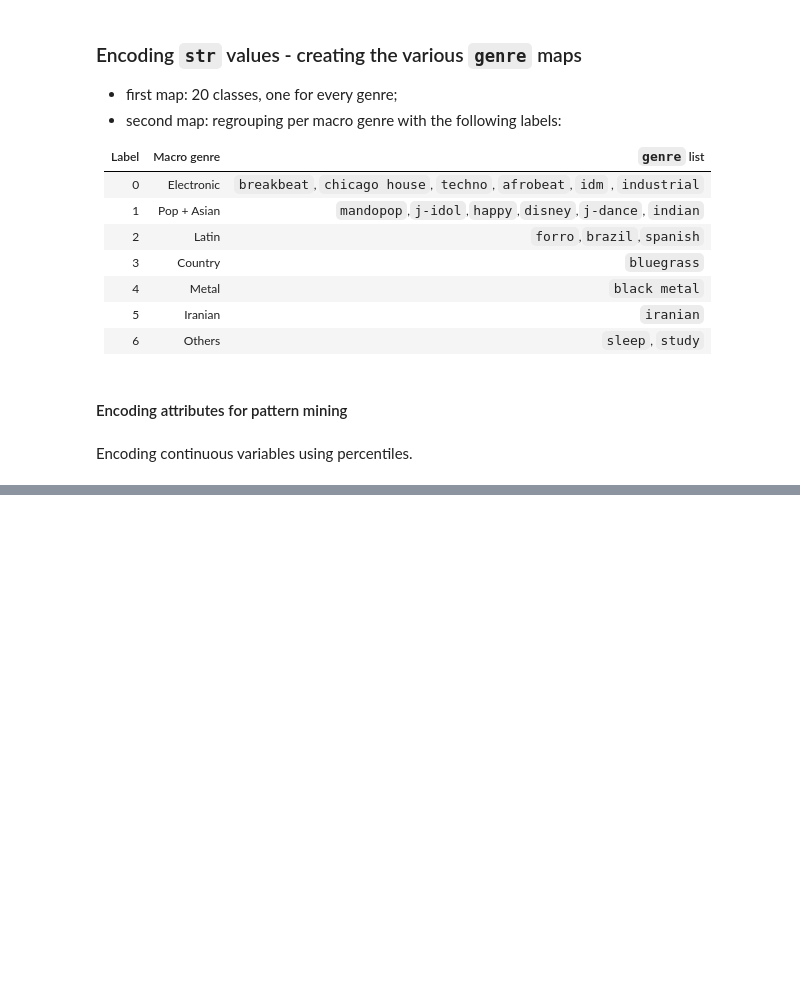
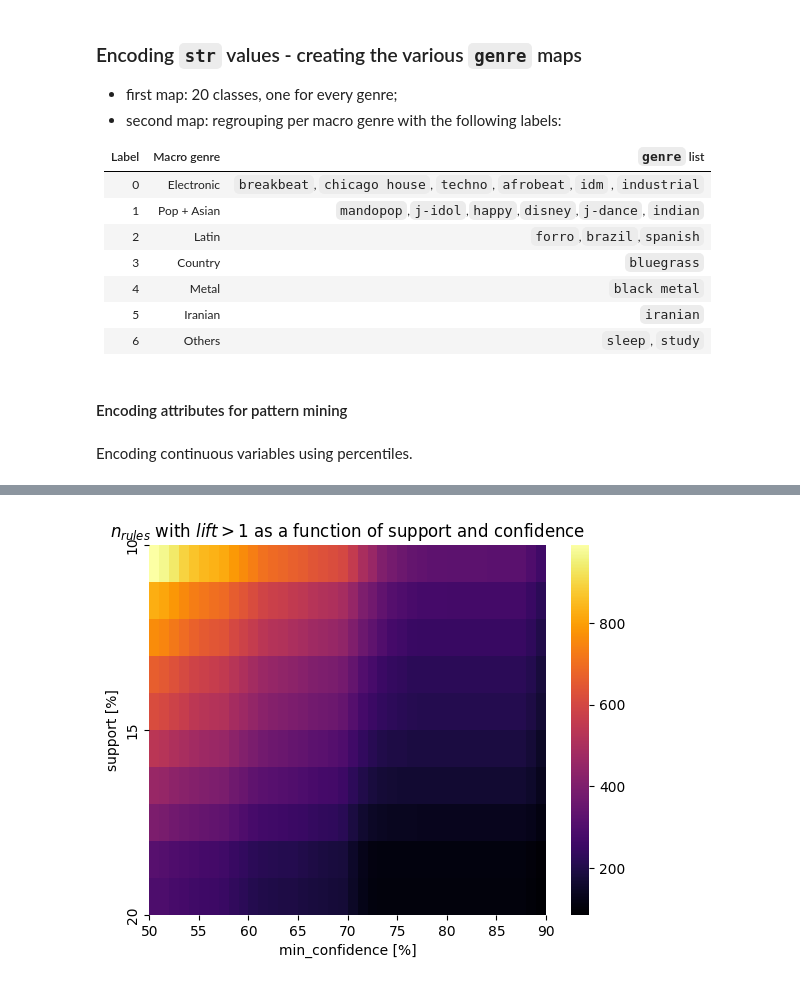
Before and after one commit to chiaratomaiuolo/Data_Mining_project, a Jupyter notebook: pattern_mining.ipynb, the cells around one changed output, grey strips where cells are left out. Cells and saved outputs as stored; diff of their text form; code cells hidden in the pictures; blank space fills up the shorter version.

```diff
--- a/pattern_mining.ipynb
+++ b/pattern_mining.ipynb
@@ -202,0 +552,38 @@ Now need to do the label encoder for the nominal categorical attributes.
+# %%
+len_r = []
+min_sup = 10
+max_sup = 20
+min_conf = 50
+max_conf = 90
+
+for i in range(min_sup, max_sup):  # support
+    len_r_wrt_i = []
+    for j in range(min_conf, max_conf):  # confidence
+        rules = apriori(X, target="r", supp=i, zmin=zmin, conf=j, report="aScl")
+        rules_df = pd.DataFrame(
+        rules,
+        columns=[
+            "consequent",
+            "antecedent",
+            "abs_support",
+            "%_support",
+            "confidence",
+            "lift",
+        ],
+    )
+        mask = rules_df['lift'] > 1.0
+        rules_masked = rules_df[mask]
+        len_r_wrt_i.append(len(rules_masked))  # study your characteristics/properties here
+
+    len_r.append(len_r_wrt_i)
+len_r = np.array(len_r)
+# %%
+sns.heatmap(len_r, cmap="inferno", fmt='g')
+plt.title(r'$n_{rules}$ with $lift > 1$ as a function of support and confidence')
+plt.yticks(np.arange(0, max_sup-min_sup +1, 5), np.arange(min_sup, max_sup+1,5 ))
+plt.xticks(np.arange(0, max_conf-min_conf+1, 5), np.arange(min_conf, max_conf+1, 5))
+plt.xlabel("min_confidence [%]")
+plt.ylabel("support [%]")
+plt.show()
+# %% [output]
+[figure, added]
```
Also changed, not shown: parts of 37 cells of this notebook.
